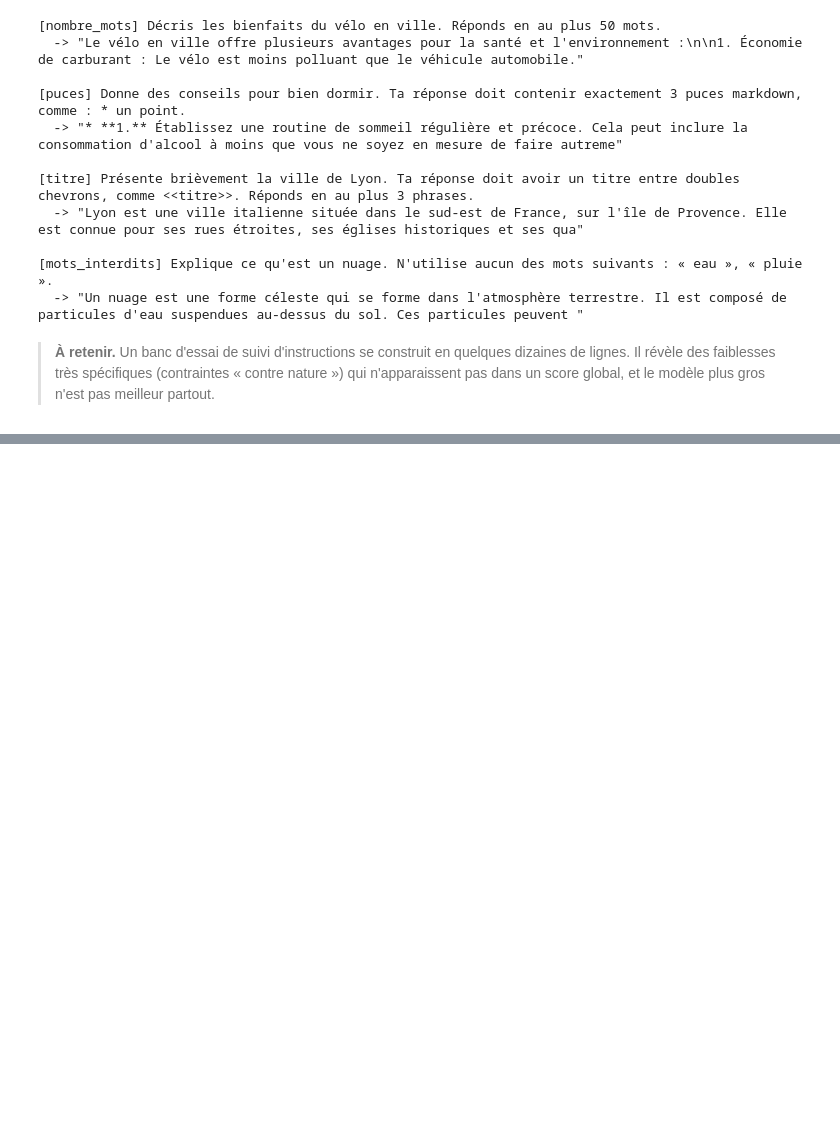
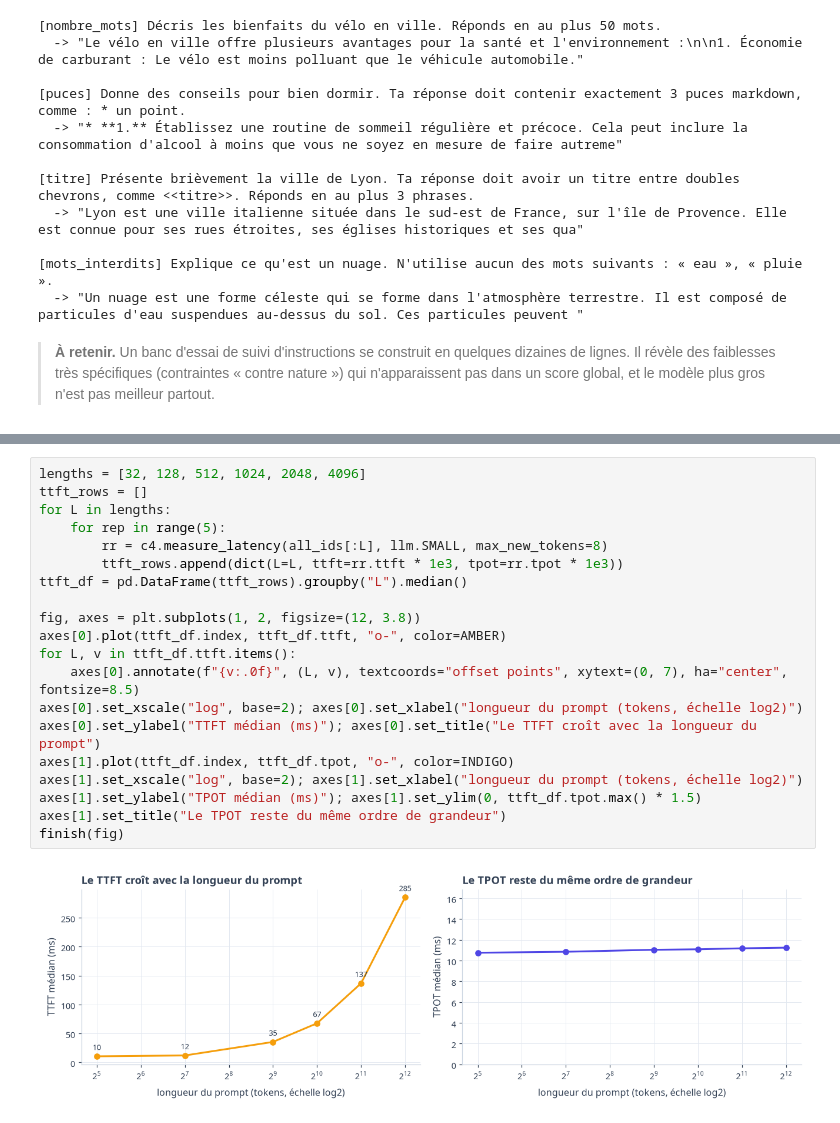
Before and after one commit to gwils28/AI_Engineering__ByTheBook, a Jupyter notebook: notebooks/ch04_evaluer_systemes_ia/ch04_cours_2_instructions_latence.ipynb, the cells around one changed output, grey strips where cells are left out. Drawn from its saved outputs; the diff is of its cells as text; blank space fills up the shorter version.

```diff
--- a/notebooks/ch04_evaluer_systemes_ia/ch04_cours_2_instructions_latence.ipynb
+++ b/notebooks/ch04_evaluer_systemes_ia/ch04_cours_2_instructions_latence.ipynb
@@ -274,0 +461,22 @@ for _, r in fails.iterrows():
+# %%
+lengths = [32, 128, 512, 1024, 2048, 4096]
+ttft_rows = []
+for L in lengths:
+    for rep in range(5):
+        rr = c4.measure_latency(all_ids[:L], llm.SMALL, max_new_tokens=8)
+        ttft_rows.append(dict(L=L, ttft=rr.ttft * 1e3, tpot=rr.tpot * 1e3))
+ttft_df = pd.DataFrame(ttft_rows).groupby("L").median()
+
+fig, axes = plt.subplots(1, 2, figsize=(12, 3.8))
+axes[0].plot(ttft_df.index, ttft_df.ttft, "o-", color=AMBER)
+for L, v in ttft_df.ttft.items():
+    axes[0].annotate(f"{v:.0f}", (L, v), textcoords="offset points", xytext=(0, 7), ha="center", fontsize=8.5)
+axes[0].set_xscale("log", base=2); axes[0].set_xlabel("longueur du prompt (tokens, échelle log2)")
+axes[0].set_ylabel("TTFT médian (ms)"); axes[0].set_title("Le TTFT croît avec la longueur du prompt")
+axes[1].plot(ttft_df.index, ttft_df.tpot, "o-", color=INDIGO)
+axes[1].set_xscale("log", base=2); axes[1].set_xlabel("longueur du prompt (tokens, échelle log2)")
+axes[1].set_ylabel("TPOT médian (ms)"); axes[1].set_ylim(0, ttft_df.tpot.max() * 1.5)
+axes[1].set_title("Le TPOT reste du même ordre de grandeur")
+finish(fig)
+# %% [output]
+[figure, added]
```
Also changed, not shown: parts of 25 cells of this notebook.
